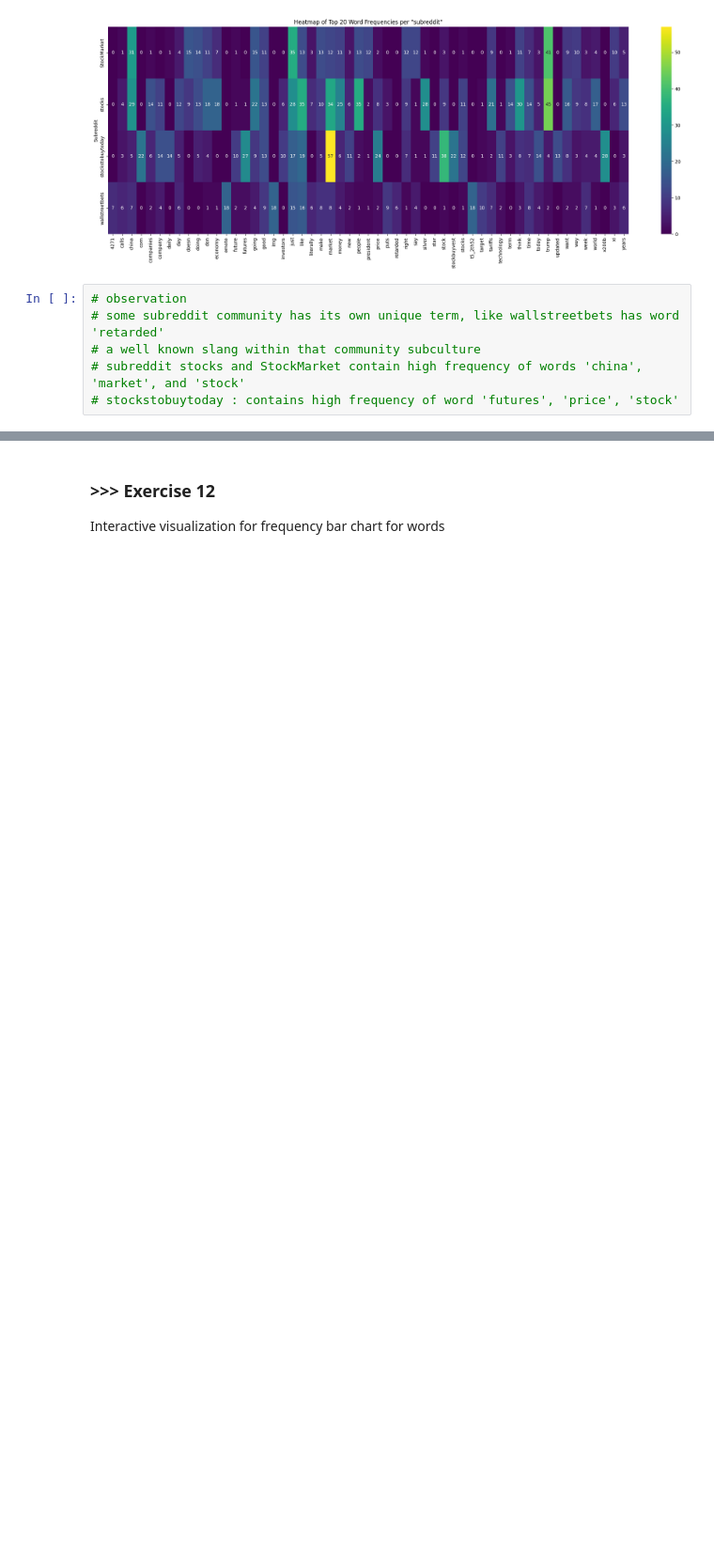
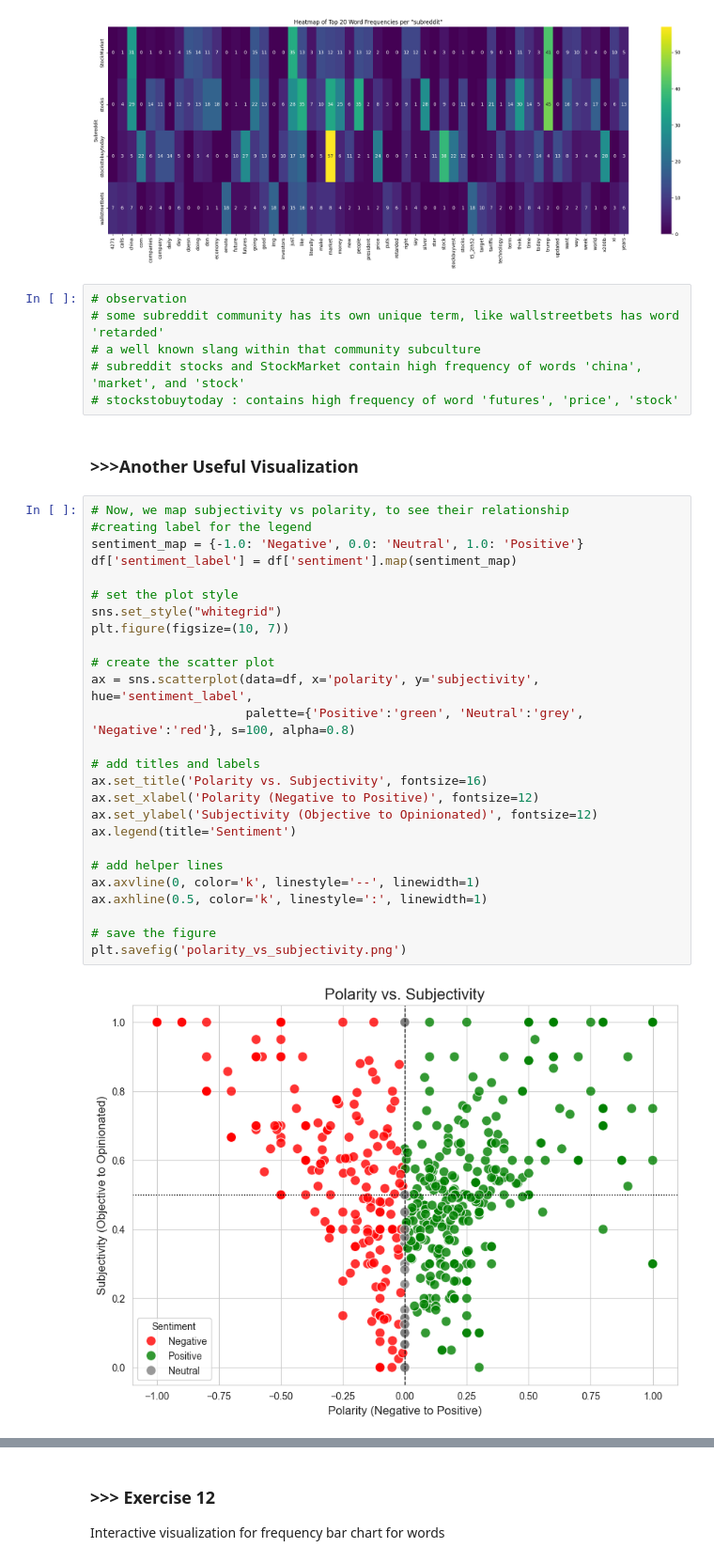
Before and after one commit to zhangjingxing/DM2025-Lab1-Exercise, a Jupyter notebook: DM2025-Lab1-Homework.ipynb, the cells around one changed output, grey strips where cells are left out. Shown at 94% size. Saved outputs shown, nothing was run; the diff lists cells and outputs as text; blank space fills up the shorter version.

Commit message:
AddedSubjectivityVSPolarity

```diff
--- a/DM2025-Lab1-Homework.ipynb
+++ b/DM2025-Lab1-Homework.ipynb
@@ -497,3 +497,33 @@ plt.show()
 # a well known slang within that community subculture
 # subreddit stocks and StockMarket contain high frequency of words 'china', 'market', and 'stock'
 # stockstobuytoday : contains high frequency of word 'futures', 'price', 'stock'
+# %% [markdown]
+### >>>Another Useful Visualization
+# %%
+# Now, we map subjectivity vs polarity, to see their relationship
+#creating label for the legend
+sentiment_map = {-1.0: 'Negative', 0.0: 'Neutral', 1.0: 'Positive'}
+df['sentiment_label'] = df['sentiment'].map(sentiment_map)
+
+# set the plot style
+sns.set_style("whitegrid")
+plt.figure(figsize=(10, 7))
+
+# create the scatter plot
+ax = sns.scatterplot(data=df, x='polarity', y='subjectivity', hue='sentiment_label',
+                     palette={'Positive':'green', 'Neutral':'grey', 'Negative':'red'}, s=100, alpha=0.8)
+
+# add titles and labels
+ax.set_title('Polarity vs. Subjectivity', fontsize=16)
+ax.set_xlabel('Polarity (Negative to Positive)', fontsize=12)
+ax.set_ylabel('Subjectivity (Objective to Opinionated)', fontsize=12)
+ax.legend(title='Sentiment')
+
+# add helper lines
+ax.axvline(0, color='k', linestyle='--', linewidth=1)
+ax.axhline(0.5, color='k', linestyle=':', linewidth=1)
+
+# save the figure
+plt.savefig('polarity_vs_subjectivity.png')
+# %% [output]
+[figure, added]
```
Also changed, not shown: parts of 3 cells of this notebook, 7 other files.
